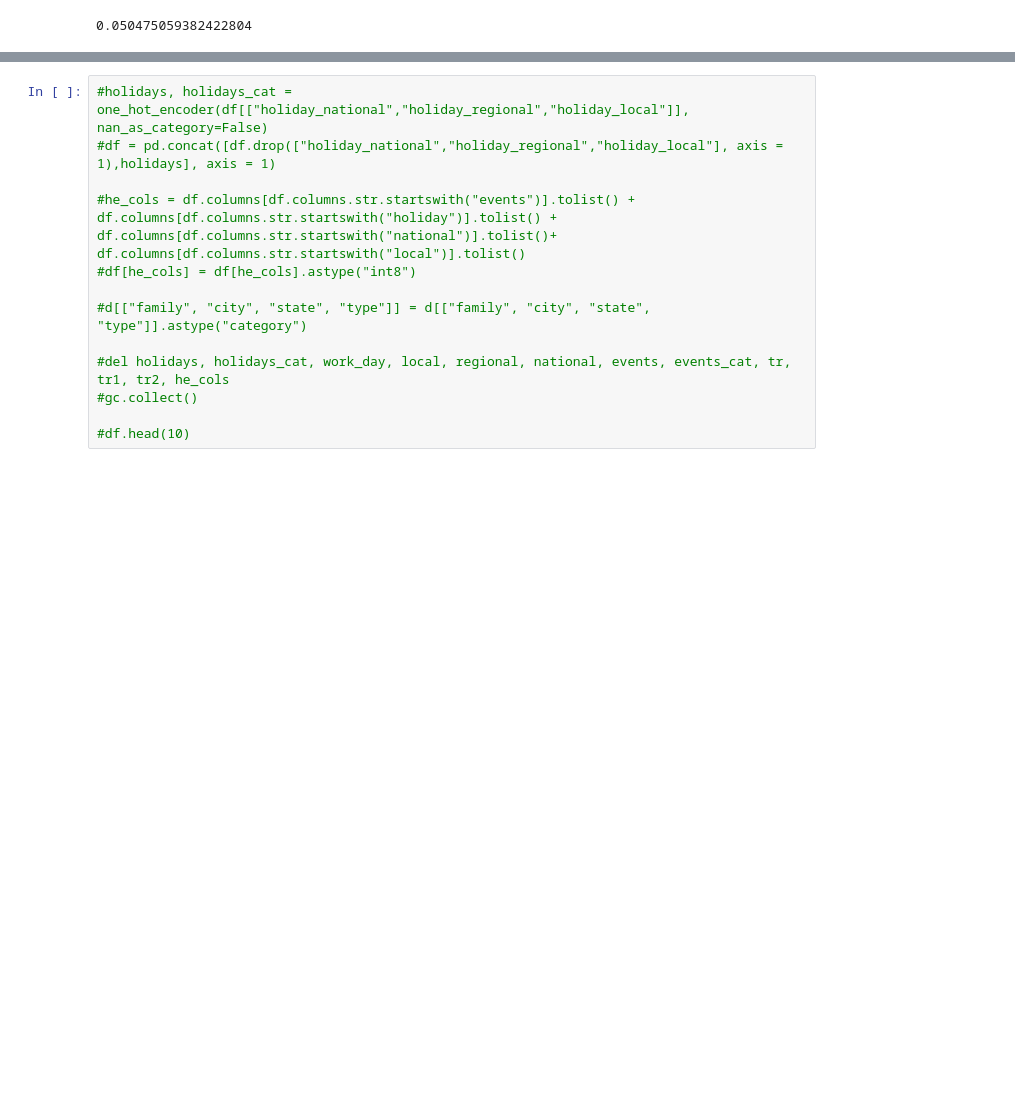
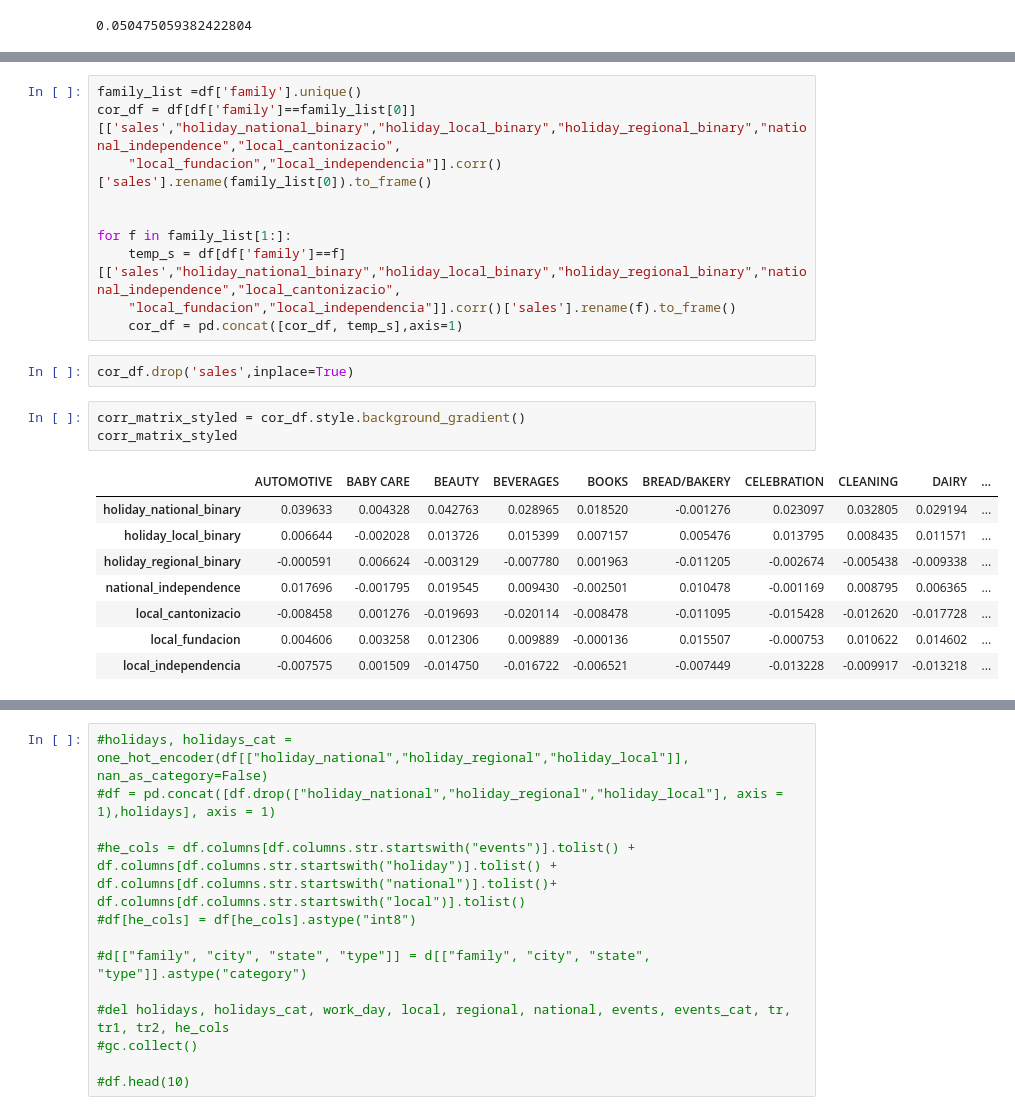
Before and after one commit to YotamAflalo/Store-Sales-Time-Series-Forecasting, a Jupyter notebook: time-series-forecasting-the-best-group.ipynb, the cells around one changed output, grey strips where cells are left out. Cells and saved outputs as stored; diff of their text form; blank space fills up the shorter version.

Commit message:
holiday correletion and sector correletion

```diff
--- a/time-series-forecasting-the-best-group.ipynb
+++ b/time-series-forecasting-the-best-group.ipynb
@@ -219,0 +202,24 @@ df.holiday_national_binary.mean()
+# %%
+family_list =df['family'].unique()
+cor_df = df[df['family']==family_list[0]][['sales',"holiday_national_binary","holiday_local_binary","holiday_regional_binary","national_independence","local_cantonizacio",
+    "local_fundacion","local_independencia"]].corr()['sales'].rename(family_list[0]).to_frame()
+
+
+for f in family_list[1:]:
+    temp_s = df[df['family']==f][['sales',"holiday_national_binary","holiday_local_binary","holiday_regional_binary","national_independence","local_cantonizacio",
+    "local_fundacion","local_independencia"]].corr()['sales'].rename(f).to_frame()
+    cor_df = pd.concat([cor_df, temp_s],axis=1)
+# %%
+cor_df.drop('sales',inplace=True)
+# %%
+corr_matrix_styled = cor_df.style.background_gradient()
+corr_matrix_styled
+# %% [output]
+|  | AUTOMOTIVE | BABY CARE | BEAUTY | BEVERAGES | BOOKS | BREAD/BAKERY | CELEBRATION | CLEANING | DAIRY | ... |
+| holiday_national_binary | 0.039633 | 0.004328 | 0.042763 | 0.028965 | 0.018520 | -0.001276 | 0.023097 | 0.032805 | 0.029194 | ... |
+| holiday_local_binary | 0.006644 | -0.002028 | 0.013726 | 0.015399 | 0.007157 | 0.005476 | 0.013795 | 0.008435 | 0.011571 | ... |
+| holiday_regional_binary | -0.000591 | 0.006624 | -0.003129 | -0.007780 | 0.001963 | -0.011205 | -0.002674 | -0.005438 | -0.009338 | ... |
+| national_independence | 0.017696 | -0.001795 | 0.019545 | 0.009430 | -0.002501 | 0.010478 | -0.001169 | 0.008795 | 0.006365 | ... |
+| local_cantonizacio | -0.008458 | 0.001276 | -0.019693 | -0.020114 | -0.008478 | -0.011095 | -0.015428 | -0.012620 | -0.017728 | ... |
+| local_fundacion | 0.004606 | 0.003258 | 0.012306 | 0.009889 | -0.000136 | 0.015507 | -0.000753 | 0.010622 | 0.014602 | ... |
+| local_independencia | -0.007575 | 0.001509 | -0.014750 | -0.016722 | -0.006521 | -0.007449 | -0.013228 | -0.009917 | -0.013218 | ... |
```
Also changed, not shown: parts of 24 cells of this notebook.
